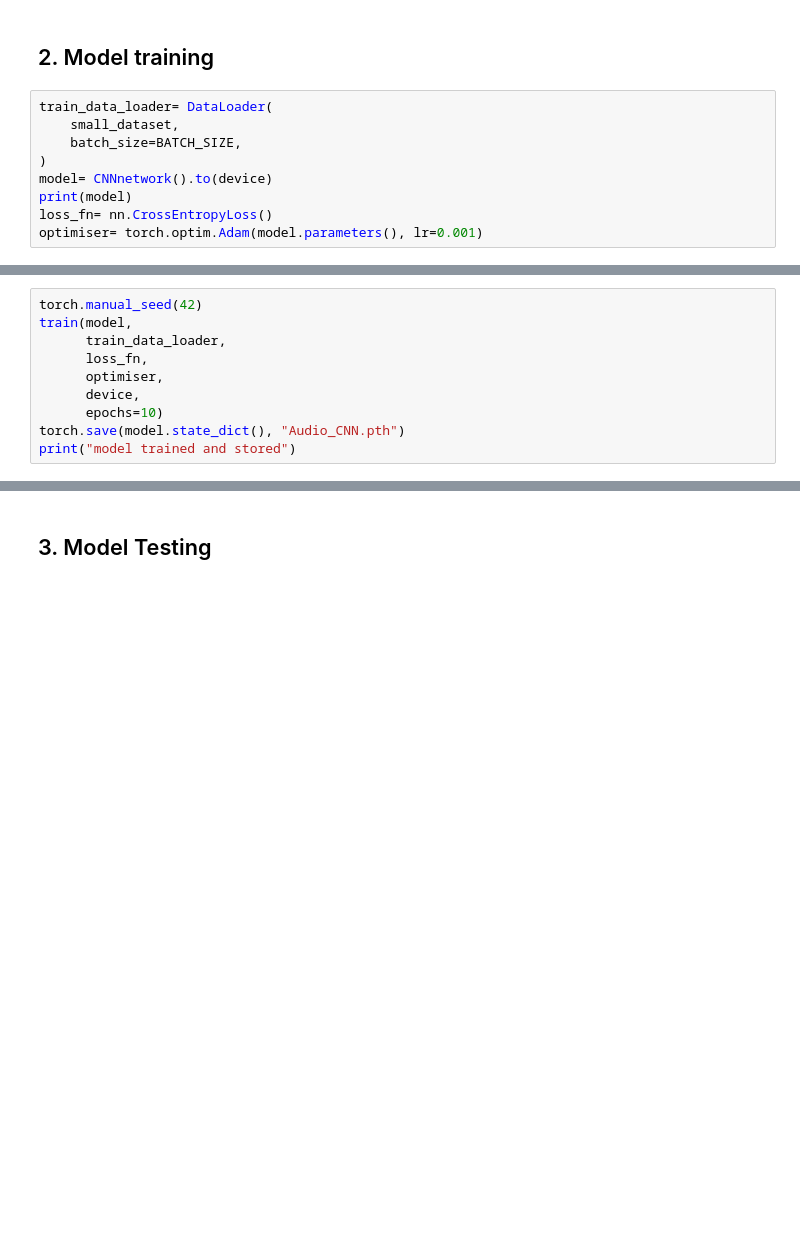
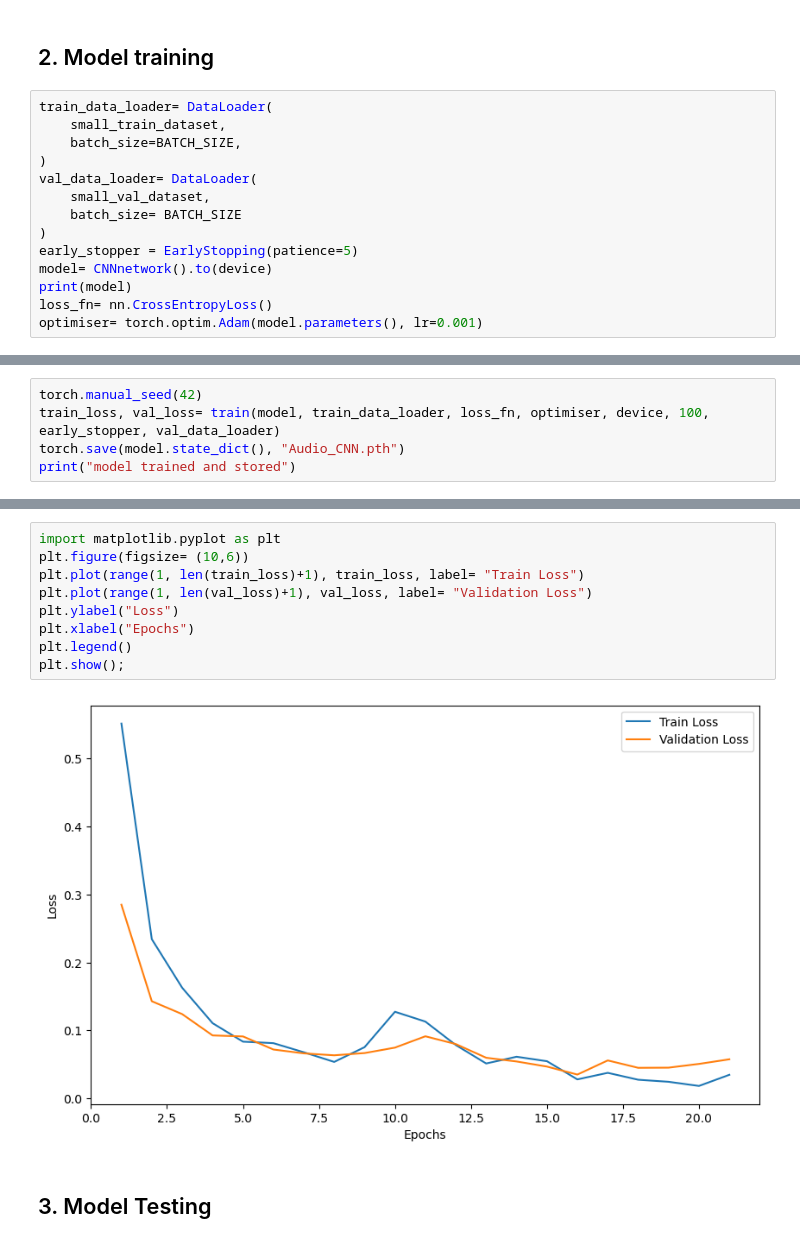
Before and after one commit to H-Beheiry/Multimodal-Deepfake-Detection-with-XAI, a Jupyter notebook: Audio_train_test.ipynb, the cells around one changed output, grey strips where cells are left out. Cells and saved outputs as stored; diff of their text form; blank space fills up the shorter version.

```diff
--- a/Audio_train_test.ipynb
+++ b/Audio_train_test.ipynb
@@ -72,9 +106,14 @@ small_dataset= Subset(audio_dataset, subset_indices)
 ## 2. Model training
 # %%
 train_data_loader= DataLoader(
-    small_dataset,
+    small_train_dataset,
     batch_size=BATCH_SIZE,
 )
+val_data_loader= DataLoader(
+    small_val_dataset,
+    batch_size= BATCH_SIZE
+)
+early_stopper = EarlyStopping(patience=5)
 model= CNNnetwork().to(device)
 print(model)
 loss_fn= nn.CrossEntropyLoss()
@@ -99,12 +138,7 @@ CNNnetwork(
 )
 # %%
 torch.manual_seed(42)
-train(model,
-      train_data_loader,
-      loss_fn,
-      optimiser,
-      device,
-      epochs=10)
+train_loss, val_loss= train(model, train_data_loader, loss_fn, optimiser, device, 100, early_stopper, val_data_loader)
 torch.save(model.state_dict(), "Audio_CNN.pth")
 print("model trained and stored")
 # %% [output]
@@ -127,4 +161,15 @@ train completem :)
 model trained and stored
+# %%
+import matplotlib.pyplot as plt
+plt.figure(figsize= (10,6))
+plt.plot(range(1, len(train_loss)+1), train_loss, label= "Train Loss")
+plt.plot(range(1, len(val_loss)+1), val_loss, label= "Validation Loss")
+plt.ylabel("Loss")
+plt.xlabel("Epochs")
+plt.legend()
+plt.show();
+# %% [output]
+[figure, added]
 # %% [markdown]
 ## 3. Model Testing
 # %%
```
Also changed, not shown: parts of 8 cells of this notebook, 8 other files.
